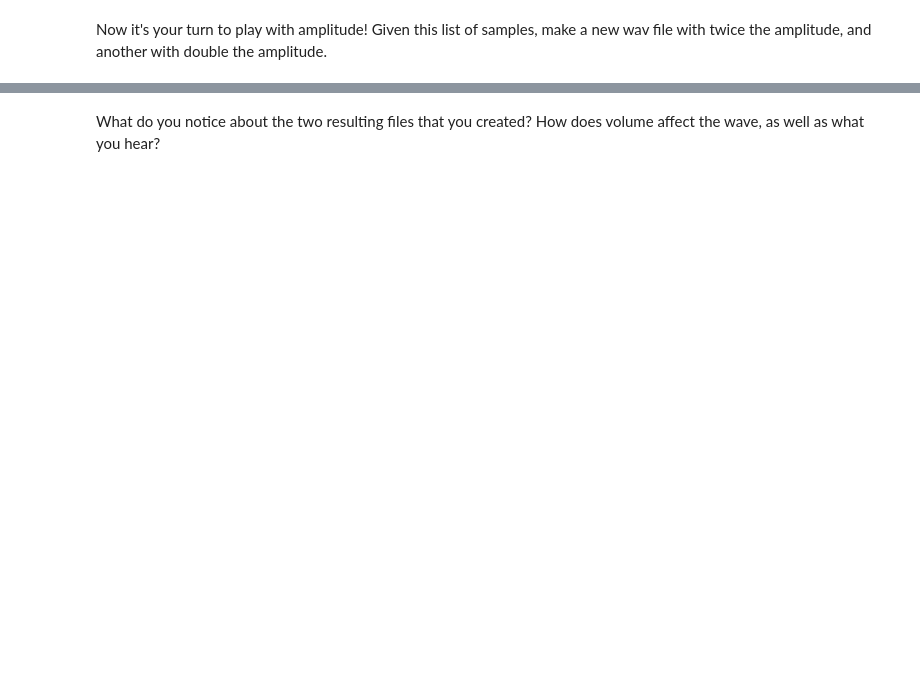
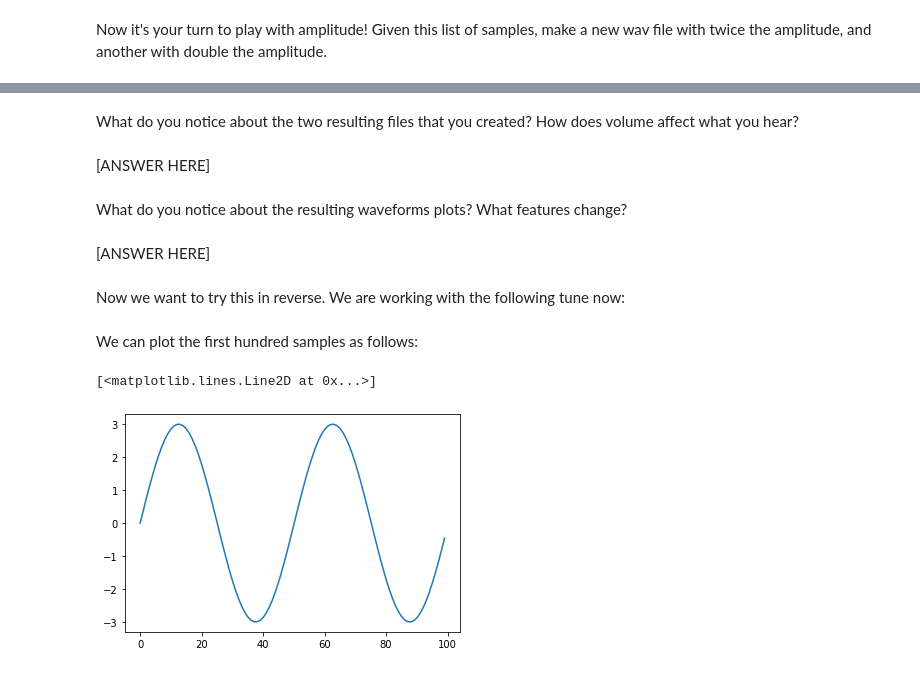
Before and after one commit to nadah09/MachineAuditionHighSchool, a Jupyter notebook: dynamics.ipynb, the cells around one changed output, grey strips where cells are left out. Drawn from its saved outputs; the diff is of its cells as text; code cells hidden in the pictures; blank space fills up the shorter version.

```diff
--- a/dynamics.ipynb
+++ b/dynamics.ipynb
@@ -127,2 +131,20 @@ plt.show()
 # %% [markdown]
-What do you notice about the two resulting files that you created? How does volume affect the wave, as well as what you hear?
+What do you notice about the two resulting files that you created? How does volume affect what you hear?
+# %% [markdown]
+[ANSWER HERE]
+# %% [markdown]
+What do you notice about the resulting waveforms plots? What features change?
+# %% [markdown]
+[ANSWER HERE]
+# %% [markdown]
+Now we want to try this in reverse. We are working with the following tune now:
+# %%
+tune = [(440, 0.5), (880, 0.5)]
+samples = make_tune(tune)
+# %% [markdown]
+We can plot the first hundred samples as follows:
+# %%
+plt.plot(samples[0:100])
+# %% [output]
+[<matplotlib.lines.Line2D at 0x...>]
+[figure, added]
```
Also changed, not shown: parts of 15 cells of this notebook.
